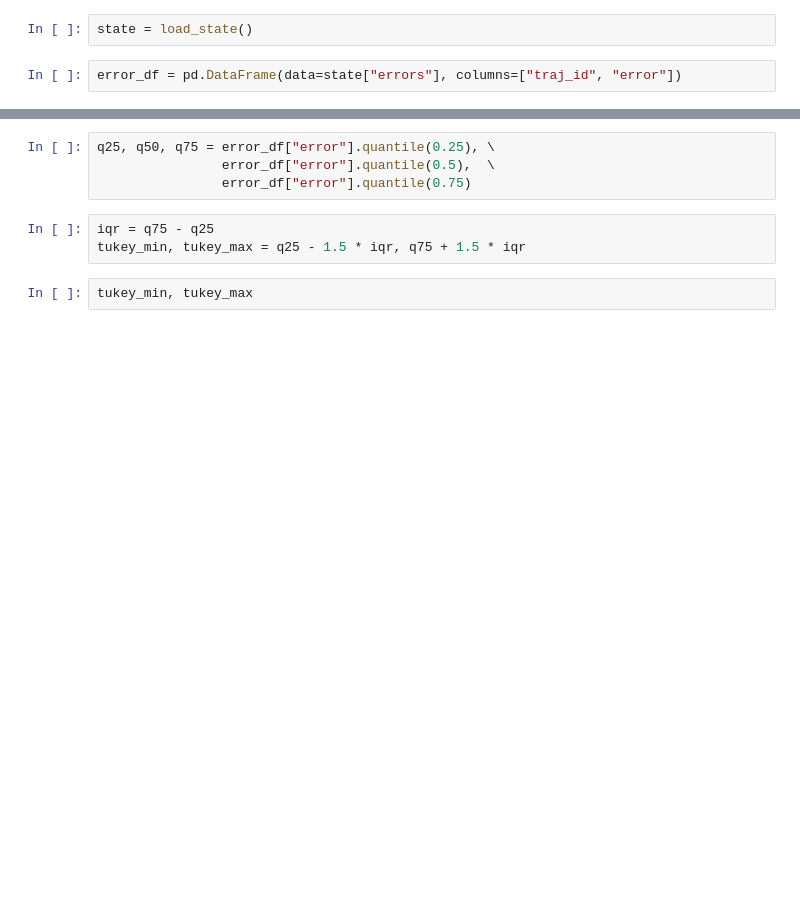
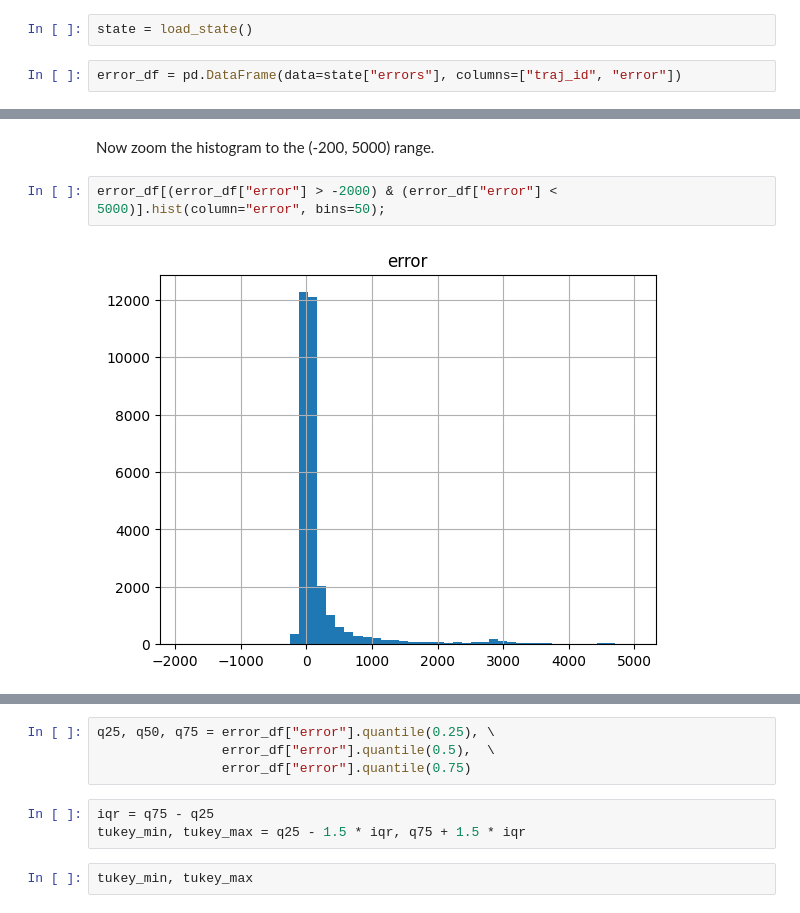
Before and after one commit to joaofig/eved-explore, a Jupyter notebook: 08-road-network-analysis.ipynb, the cells around one changed output, grey strips where cells are left out. Saved outputs shown, nothing was run; the diff lists cells and outputs as text; blank space fills up the shorter version.

```diff
--- a/08-road-network-analysis.ipynb
+++ b/08-road-network-analysis.ipynb
@@ -223,3 +230,9 @@ error_df.hist(column="error", bins=50);
+# %% [markdown]
+Now zoom the histogram to the (-200, 5000) range.
+# %%
+error_df[(error_df["error"] > -2000) & (error_df["error"] < 5000)].hist(column="error", bins=50);
+# %% [output]
+[figure, new version]
 # %%
 error_df["error"].mean(), error_df["error"].std()
 # %% [output]
```
Also changed, not shown: parts of 40 cells of this notebook.
